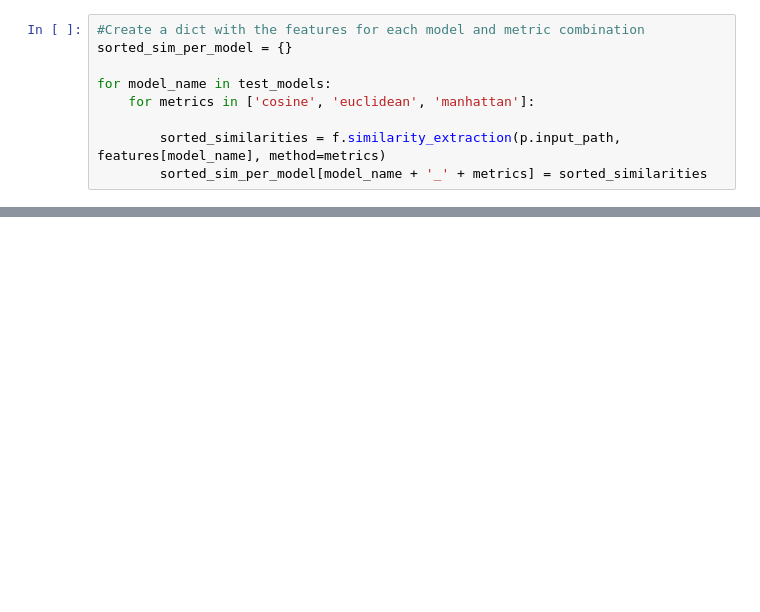
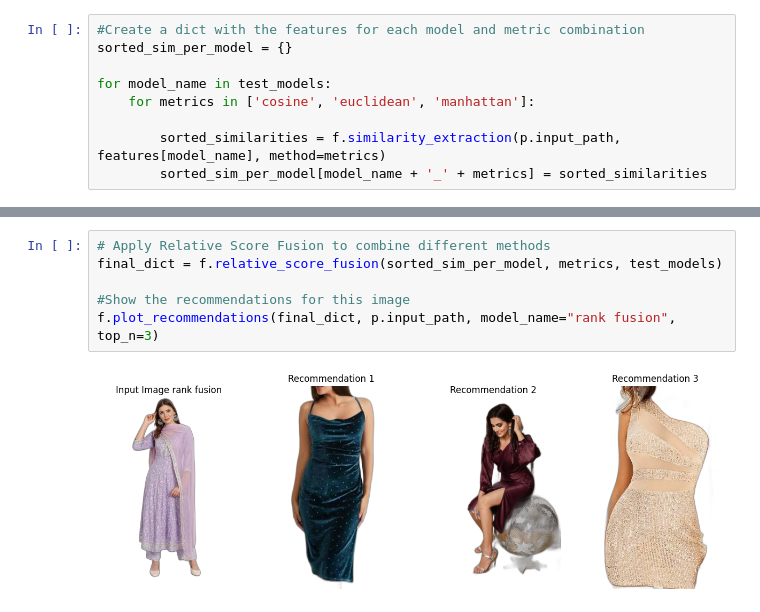
Before and after one commit to Alberto-Ruiz-CTS/ProjectIII, a Jupyter notebook: model_testing_pytorch/model_testing.ipynb, the cells around one changed output, grey strips where cells are left out. Drawn from its saved outputs; the diff is of its cells as text; blank space fills up the shorter version.

```diff
--- a/model_testing_pytorch/model_testing.ipynb
+++ b/model_testing_pytorch/model_testing.ipynb
@@ -76,0 +88,8 @@ f.plot_recommendations(final_dict, p.input_path, model_name="rank fusion", top_n
+# %%
+# Apply Relative Score Fusion to combine different methods
+final_dict = f.relative_score_fusion(sorted_sim_per_model, metrics, test_models)
+
+#Show the recommendations for this image
+f.plot_recommendations(final_dict, p.input_path, model_name="rank fusion", top_n=3)
+# %% [output]
+[figure, added]
```
Also changed, not shown: parts of 6 cells of this notebook, 1 other file.
